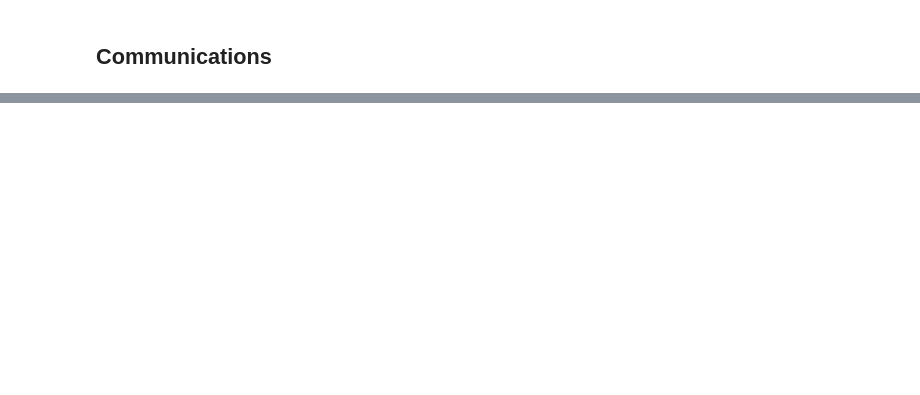
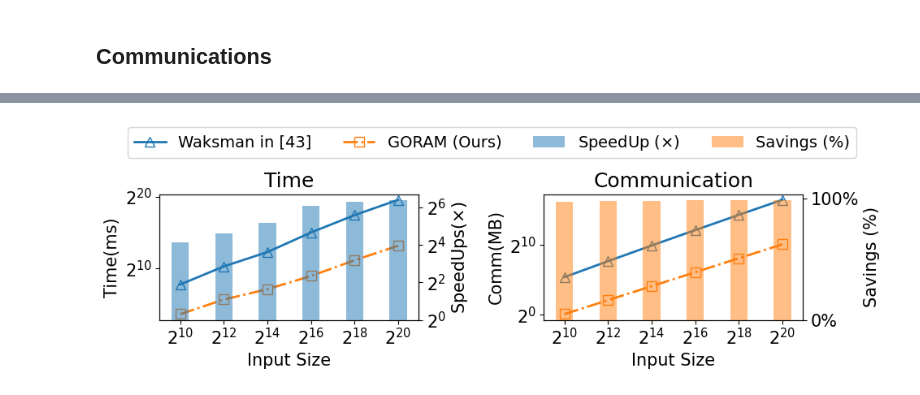
Before and after one commit to LiuXin11235/aby3, a Jupyter notebook: privGraph/analysis.ipynb, the cells around one changed output, grey strips where cells are left out. Saved outputs shown, nothing was run; the diff lists cells and outputs as text; code cells hidden in the pictures; blank space fills up the shorter version.

```diff
--- a/privGraph/analysis.ipynb
+++ b/privGraph/analysis.ipynb
@@ -497,0 +447,87 @@ print(saving_mats.max())
+# %%
+size_list = [1<<10, 1<<12, 1<<14, 1<<16, 1<<18, 1<<20]
+time_dict = {
+    "shuffMem": [12.396, 50.687, 137.898, 490.169, 2242.29, 9159.9],
+    "permutation_net": [216.263, 1236.99, 4951.25, 32687.2, 174643, 765082]
+}
+comm_dict = {
+    "shuffMem": [1.08138, 4.32541, 17.3015, 69.206, 276.825, 1107.3],
+    "permutation_net": [42.4726, 207.623, 981.473, 4529.85, 20535.3, 91804.9]
+}
+# %%
+plt.rcParams['font.size'] = 15
+fig, axs = plt.subplots(1, 2, figsize=(10, 2.8))
+plt.subplots_adjust(wspace=0.3, hspace=0.2)
+
+ax = axs[0]
+ax2 = ax.twinx()
+
+speedups = np.array(time_dict["permutation_net"]) / np.array(time_dict["shuffMem"])
+bars = ax2.bar(np.log2(size_list), np.log2(speedups), width=0.8, label='SpeedUp ($\\times$)', color=cmap(0), alpha=0.5)
+
+# for bar in bars:
+#     height = bar.get_height()
+#     ax2.text(
+#         bar.get_x() + bar.get_width() / 2,  # x 坐标
+#         height,  # y 坐标
+#         f'{int(2**int(height))}$\\times$',  # 标签文本
+#         ha='center',  # 水平对齐方式
+#         va='bottom'  # 垂直对齐方式
+#     )
+
+ax.plot(np.log2(size_list), np.log2(time_dict["permutation_net"]), marker='^', label='Waksman in [43]', color=cmap(0), linestyle='-', markerfacecolor='none', markersize=8, linewidth=2)
+ax.plot(np.log2(size_list), np.log2(time_dict["shuffMem"]), marker='s', label='GORAM (Ours)', color=cmap(1), linestyle='-.', markerfacecolor='none', markersize=8, linewidth=2)
+
+log2formatter = FuncFormatter(log_2_formatter)
+ax.yaxis.set_major_formatter(log2formatter)
+ax2.yaxis.set_major_formatter(log2formatter)
+ax2.yaxis.set_major_locator(ticker.MultipleLocator(2))
+ax.set_xticks(np.log2(size_list))
+ax.set_xticklabels([f"$2^{{{int(np.log2(size_list[i]))}}}$" for i in range(len(size_list))], rotation=0)
+
+print("SpeedUps = ", speedups)
+ax.set_ylabel("Time(ms)")
+ax2.set_ylabel("SpeedUps($\\times$)")
+ax.set_title("Time")
+ax.set_xlabel("Input Size")
+
+
+ax = axs[1]
+ax2 = ax.twinx()
+savings = 1 - np.array(comm_dict["shuffMem"]) / np.array(comm_dict["permutation_net"])
+bars = ax2.bar(np.log2(size_list), savings, width=0.8,  color=cmap(1), alpha=0.5, label="Savings (%)")
+
+# for bar in bars:
+#     height = bar.get_height()
+#     ax2.text(
+#         bar.get_x() + bar.get_width() / 2,  # x 坐标
+#         height,  # y 坐标
+#         f'{(height)*100:.0f}$\%$',  # 标签文本
+#         ha='center',  # 水平对齐方式
+#         va='bottom'  # 垂直对齐方式
+#     )
+
+print("Savings = ", savings)
+ax.plot(np.log2(size_list), np.log2(comm_dict["permutation_net"]), marker='^',  color=cmap(0), linestyle='-', markerfacecolor='none', markersize=8, linewidth=2)
+ax.plot(np.log2(size_list), np.log2(comm_dict["shuffMem"]), marker='s',  color=cmap(1), linestyle='-.', markerfacecolor='none', markersize=8, linewidth=2)
+
+log2formatter = FuncFormatter(log_2_formatter)
+percenformatter = FuncFormatter(percent_formatter)
+ax.yaxis.set_major_formatter(log2formatter)
+ax2.yaxis.set_major_formatter(percenformatter)
+ax2.yaxis.set_major_locator(ticker.MultipleLocator(1))
+ax.set_xticks(np.log2(size_list))
+ax2.set_ylabel("Savings (%)")
+ax.set_ylabel("Comm(MB)")
+ax.set_title("Communication")
+ax.set_xlabel("Input Size")
+ax.set_xticklabels([f"$2^{{{int(np.log2(size_list[i]))}}}$" for i in range(len(size_list))], rotation=0)
+
+plt.tight_layout()
+
+# fig.text(0.5, -0.01, 'Sizes', ha='center', fontsize=15)
+fig.subplots_adjust(top=0.85)
+# fig.legend()
+fig.legend(bbox_to_anchor=(0.5, 1.18), loc='upper center', ncol=4, fontsize=14)
+plt.savefig("./graph/permutation.pdf", bbox_inches='tight', dpi=300)
+# %% [output]
@@ -497,0 +536 @@ print(saving_mats.max())
+[figure, added]
```
Also changed, not shown: parts of 29 cells of this notebook, 7 other files.
